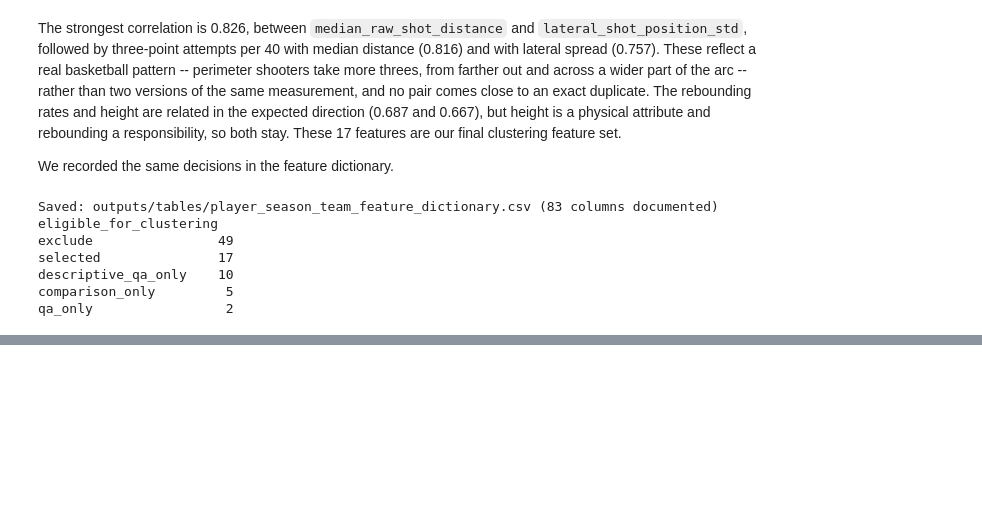
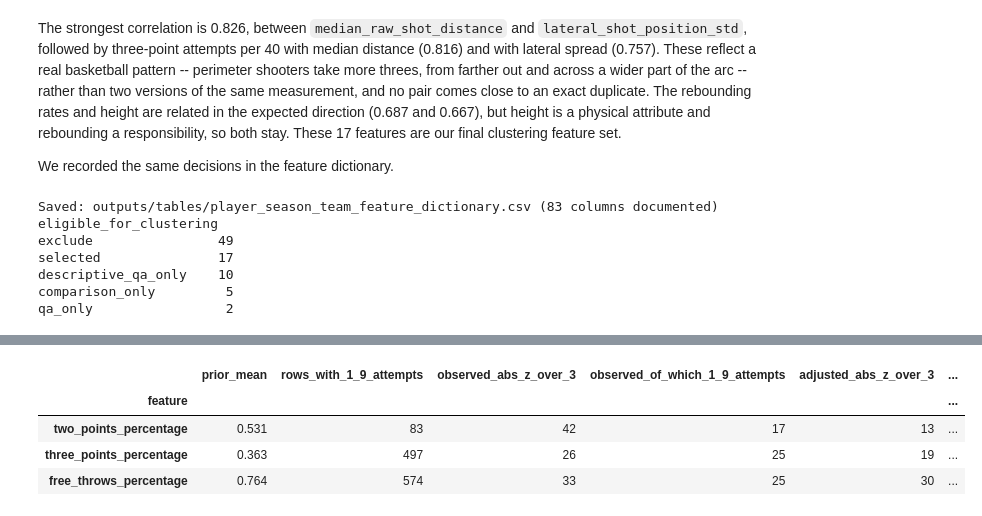
Before and after one commit to DoronWolinsky/Yuval-and-Doron-s-final-project---EuroLeague-player-roles, a Jupyter notebook: notebooks/EuroLeague_Player_Roles_Project.ipynb, the cells around one changed output, grey strips where cells are left out. Cells and saved outputs as stored; diff of their text form; code cells hidden in the pictures; blank space fills up the shorter version.

```diff
--- a/notebooks/EuroLeague_Player_Roles_Project.ipynb
+++ b/notebooks/EuroLeague_Player_Roles_Project.ipynb
@@ -2284,0 +2311,42 @@ qa_only                 2
+# %%
+SHOOTING_PERCENTAGE_COUNTS = {
+    "two_points_percentage": ("two_points_made", "two_points_attempted"),
+    "three_points_percentage": ("three_points_made", "three_points_attempted"),
+    "free_throws_percentage": ("free_throws_made", "free_throws_attempted"),
+}
+SHRINKAGE_K = 10
+
+modeling_rows = features.loc[features["eligible_for_modeling"]]
+modeling_features = modeling_rows[FINAL_CLUSTERING_FEATURES].copy()
+
+
+def is_extreme(values):
+    return ((values - values.mean()) / values.std(ddof=0)).abs() > 3
+
+
+shrinkage_check = []
+for pct_col, (made_col, attempted_col) in SHOOTING_PERCENTAGE_COUNTS.items():
+    made, attempted = modeling_rows[made_col], modeling_rows[attempted_col]
+    prior_mean = made.sum() / attempted.sum()
+    modeling_features[pct_col] = (made + SHRINKAGE_K * prior_mean) / (attempted + SHRINKAGE_K)
+
+    few_attempts = attempted.between(1, 9)
+    extreme_observed = is_extreme(modeling_rows[pct_col])
+    extreme_adjusted = is_extreme(modeling_features[pct_col])
+    shrinkage_check.append({
+        "feature": pct_col,
+        "prior_mean": round(prior_mean, 3),
+        "rows_with_1_9_attempts": int(few_attempts.sum()),
+        "observed_abs_z_over_3": int(extreme_observed.sum()),
+        "observed_of_which_1_9_attempts": int((extreme_observed & few_attempts).sum()),
+        "adjusted_abs_z_over_3": int(extreme_adjusted.sum()),
+        "adjusted_of_which_1_9_attempts": int((extreme_adjusted & few_attempts).sum()),
+    })
+
+pd.DataFrame(shrinkage_check).set_index("feature")
+# %% [output]
+|  | prior_mean | rows_with_1_9_attempts | observed_abs_z_over_3 | observed_of_which_1_9_attempts | adjusted_abs_z_over_3 | ... |
+| feature |  |  |  |  |  | ... |
+| two_points_percentage | 0.531 | 83 | 42 | 17 | 13 | ... |
+| three_points_percentage | 0.363 | 497 | 26 | 25 | 19 | ... |
+| free_throws_percentage | 0.764 | 574 | 33 | 25 | 30 | ... |
```
Also changed, not shown: parts of 7 cells of this notebook, 4 other files.
